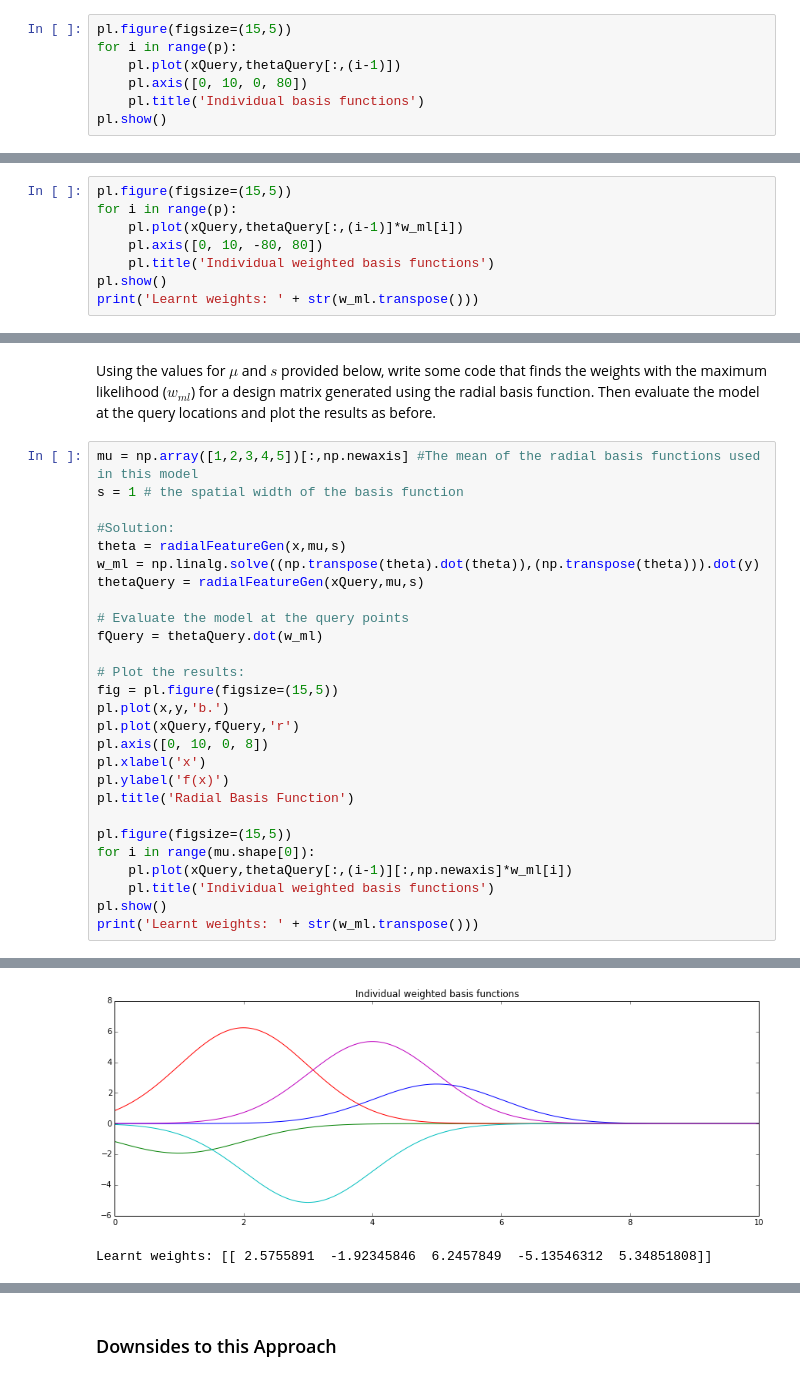
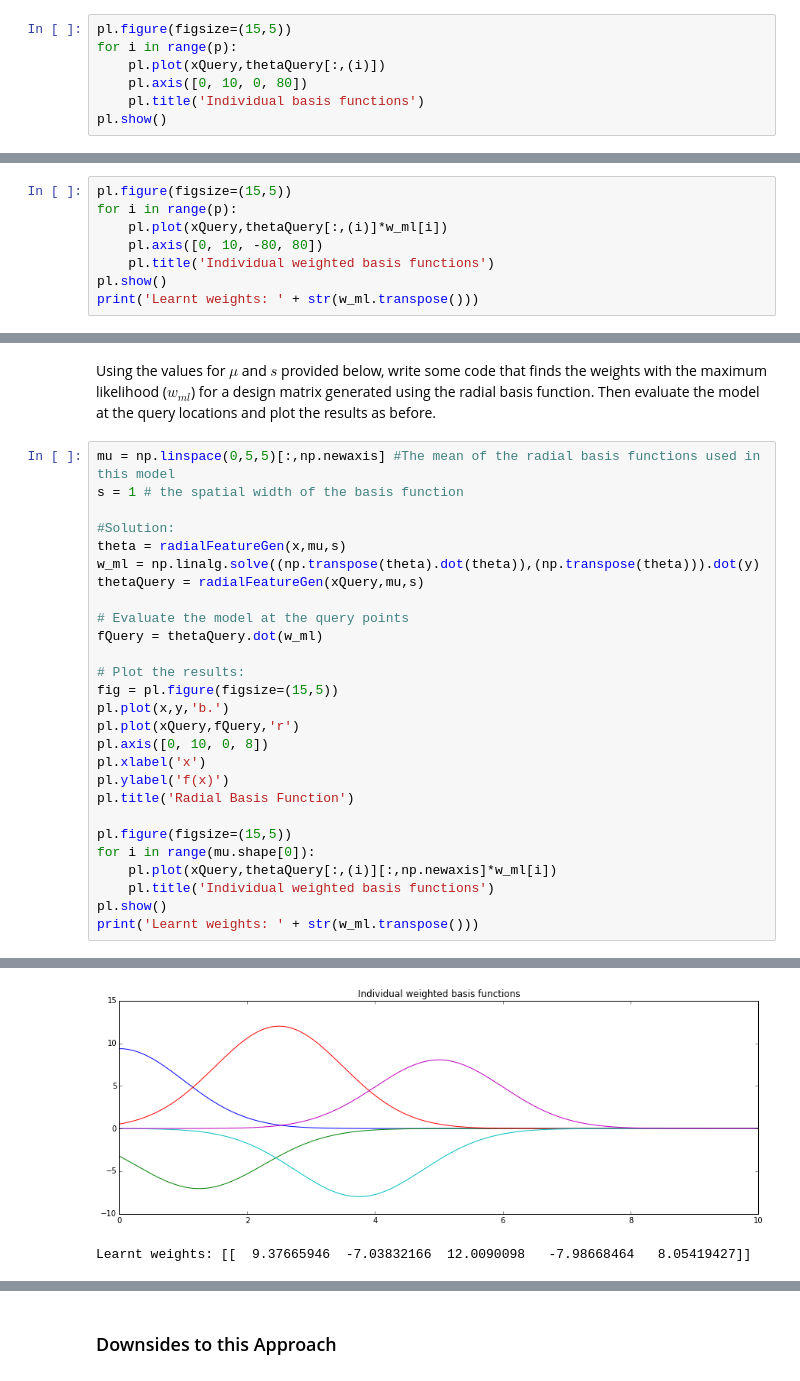
Before and after one commit to NICTA/MLSS, a Jupyter notebook: Linear Regression/linearRegressionAnswers.ipynb, the cells around one changed output, grey strips where cells are left out. Saved outputs shown, nothing was run; the diff lists cells and outputs as text.

```diff
--- a/Linear Regression/linearRegressionAnswers.ipynb
+++ b/Linear Regression/linearRegressionAnswers.ipynb
@@ -291,7 +286,7 @@ Run the cell below to visualise the basis functions that were used in the last m
 # %%
 pl.figure(figsize=(15,5))
 for i in range(p):
-    pl.plot(xQuery,thetaQuery[:,(i-1)])
+    pl.plot(xQuery,thetaQuery[:,(i)])
     pl.axis([0, 10, 0, 80])
     pl.title('Individual basis functions')
 pl.show()
@@ -304,7 +299,7 @@ Multiply each basis functions by the learnt it's associated weight, w_ml[i], and
 # %%
 pl.figure(figsize=(15,5))
 for i in range(p):
-    pl.plot(xQuery,thetaQuery[:,(i-1)]*w_ml[i])
+    pl.plot(xQuery,thetaQuery[:,(i)]*w_ml[i])
     pl.axis([0, 10, -80, 80])
     pl.title('Individual weighted basis functions')
 pl.show()
@@ -358,7 +353,7 @@ print(np.round(radialFeatureGen(xTest,mu,s),2))
 # %% [markdown]
 Using the values for $\mu$ and $s$ provided below, write some code that finds the weights with the maximum likelihood ($w_{ml}$) for a design matrix generated using the radial basis function. Then evaluate the model at the query locations and plot the results as before.
 # %%
-mu = np.array([1,2,3,4,5])[:,np.newaxis] #The mean of the radial basis functions used in this model
+mu = np.linspace(0,5,5)[:,np.newaxis] #The mean of the radial basis functions used in this model
 s = 1 # the spatial width of the basis function
 
 #Solution:
@@ -380,7 +375,7 @@ pl.title('Radial Basis Function')
 
 pl.figure(figsize=(15,5))
 for i in range(mu.shape[0]):
-    pl.plot(xQuery,thetaQuery[:,(i-1)][:,np.newaxis]*w_ml[i])
+    pl.plot(xQuery,thetaQuery[:,(i)][:,np.newaxis]*w_ml[i])
     pl.title('Individual weighted basis functions')
 pl.show()
 print('Learnt weights: ' + str(w_ml.transpose()))
@@ -389,3 +384,3 @@ print('Learnt weights: ' + str(w_ml.transpose()))
-[figure, old version]
+[figure, new version]
-Learnt weights: [[ 2.5755891  -1.92345846  6.2457849  -5.13546312  5.34851808]]
+Learnt weights: [[  9.37665946  -7.03832166  12.0090098   -7.98668464   8.05419427]]
 # %% [markdown]
```
Also changed, not shown: parts of 18 cells of this notebook, 1 other file.
